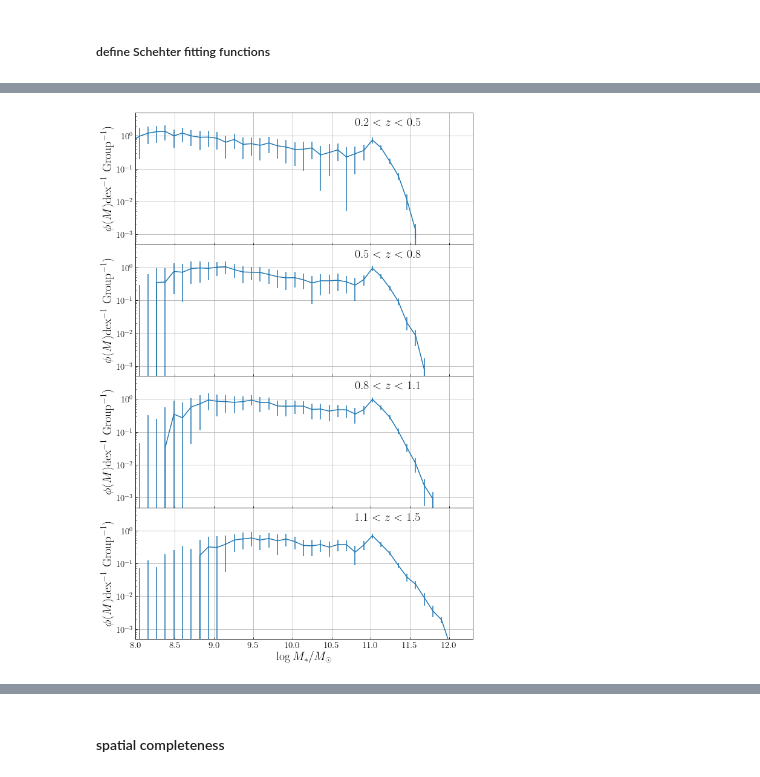
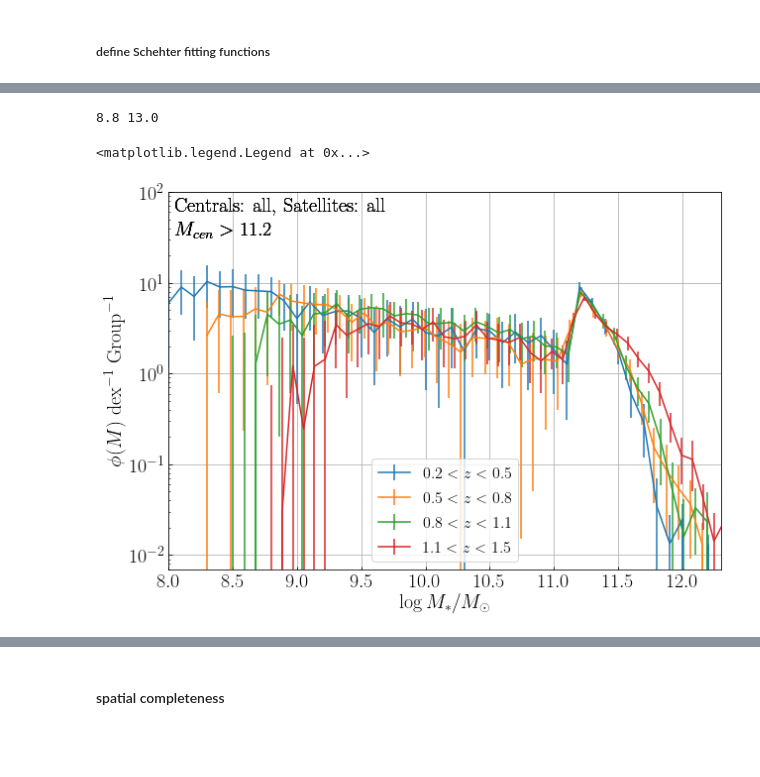
Before and after one commit to LejayChen/massive_gals, a Jupyter notebook: new_radial_distribution_2023.ipynb, the cells around one changed output, grey strips where cells are left out. Drawn from its saved outputs; the diff is of its cells as text; code cells hidden in the pictures; blank space fills up the shorter version.

```diff
--- a/new_radial_distribution_2023.ipynb
+++ b/new_radial_distribution_2023.ipynb
@@ -574,7 +581,7 @@ def fit_double_schec_lognormal(xdata, ydata, ydata_err, start, end, zmin, mu, si
 z_mins = [0.2,0.5,0.8,1.1]
 z_maxs = [0.5,0.8,1.1,1.5]
 
-masscut_low = 7.5
+masscut_lows=[8.0, 8.3, 8.5, 8.8]
 masscut_high = 13.0
+masscut_host = 11.2
 num_bins = 50 # number of bin edges
-m_bin_left_edges = np.linspace(masscut_low, masscut_high, num=num_bins+1)[:-1]
@@ -581,39 +651,43 @@ m_bin_left_edges = np.linspace(masscut_low, masscut_high, num=num_bins+1)[:-1]
 # %%
 # plot SMF
 
-fig, axs = plt.subplots(4, 1, figsize = (10, 16),sharex=True,sharey=True)
+fig, axs = plt.subplots(1, 1, figsize = (10, 7),sharex=True)
 q_colors = ['lightsalmon','red','brown','maroon']
 sf_colors = ['cornflowerblue','blue','darkblue','midnightblue']
 all_colors  = ['lightgray','darkgray','gray','black']
 color_sets = [all_colors, sf_colors, q_colors]
 
+z_mins = [0.2,0.5,0.8,1.1]
+z_maxs = [0.5,0.8,1.1,1.5]
+
+num_bins = 50 # number of bin edges
+
+csfq='all'
 ssfq='all'
 count_type = 'sat'
+print(masscut_low, masscut_high)
 
-fit_params = []
-fit_params_err = []
 for i,z in enumerate(z_mins):
-    n_centrals, smf_avg, smf_inf, smf_sup = combine_deep_smf('smf_pcat/test_smf_new_cat/', ssfq, count_type, str(z), masscut_low=str(masscut_low),bin_number=num_bins)
-    axs[i].errorbar(m_bin_left_edges, smf_avg,yerr=[smf_avg-smf_inf,smf_sup-smf_avg],label=str(z))
+    masscut_low = masscut_lows[i]
+    m_bin_left_edges = np.linspace(masscut_low, masscut_high, num=num_bins+1)[:-1]
+    bin_size = m_bin_left_edges[1] - m_bin_left_edges[0]
 
-#     y_fitting = smf_avg/n_centrals
-#     y_fitting_err = (smf_avg-smf_inf)/n_centrals
+    n_centrals, smf_avg, smf_inf, smf_sup = combine_deep_smf('smf_pcat/test_smf_cenmass_'+str(masscut_host)+'/', ssfq, count_type, str(z), masscut_low=str(masscut_low),masscut_host=str(masscut_host),bin_number=num_bins)
 
-#     popt, pcov, chi2_ = fit_double_schechter_con(m_bin_left_edges, y_fitting*1e3, y_fitting_err, 5,-5,0.15,double_fit=False)
-#     fit_params.append(popt)
-#     fit_params_err.append(np.sqrt(np.diag(pcov)))
+    axs.errorbar(m_bin_left_edges, smf_avg/bin_size,yerr=[smf_avg-smf_inf,smf_sup-smf_avg]/bin_size,label='$'+str(z_mins[i])+'<z<'+str(z_maxs[i])+'$')
+    axs.set_ylabel(r'$\phi(M)~\mathrm{dex}^{-1} ~\mathrm{Group}^{-1}$',fontsize=20)
+    axs.set_yscale('log')
+    axs.set_xlim([8,12.3])
+    axs.set_ylim([7e-3,100])
 
-    axs[i].set_ylabel(r'$\phi(M)\mathrm{dex}^{-1} ~\mathrm{Group}^{-1})$',fontsize=20)
-    axs[i].set_yscale('log')
-    axs[i].set_xlim([8,12.3])
-    axs[i].set_ylim([5e-4,5])
-    axs[i].annotate('$'+str(round(z_mins[i],1))+'<z<'+str(round(z_maxs[i],1))+'$',xy=([0.65,0.9]),xycoords='axes fraction',fontsize=20,color='k')
-    axs[i].grid(True)
+    axs.grid(True)
+    axs.annotate('Centrals: '+csfq+', Satellites: '+ssfq,xy=([0.01,0.95]),xycoords='axes fraction',fontsize=20,color='k')
+    axs.annotate('$M_{cen}>'+str(masscut_host)+'$',xy=([0.01,0.88]),xycoords='axes fraction',fontsize=20,color='k')
 
 fig.subplots_adjust(wspace=0, hspace=0)
-axs[3].set_xlabel('$\log M_*/M_\odot$',fontsize=20)
-
-np.save('fit_param_sat_'+ssfq, np.array(fit_params))
-np.save('fit_param_err_sat_'+ssfq, np.array(fit_params_err))
+axs.set_xlabel('$\log M_*/M_\odot$',fontsize=20)
+axs.legend(fontsize=16)
 # %% [output]
+8.8 13.0
+<matplotlib.legend.Legend at 0x...>
-[figure, old version]
+[figure, new version]
```
Also changed, not shown: parts of 13 cells of this notebook, 1 other file.
